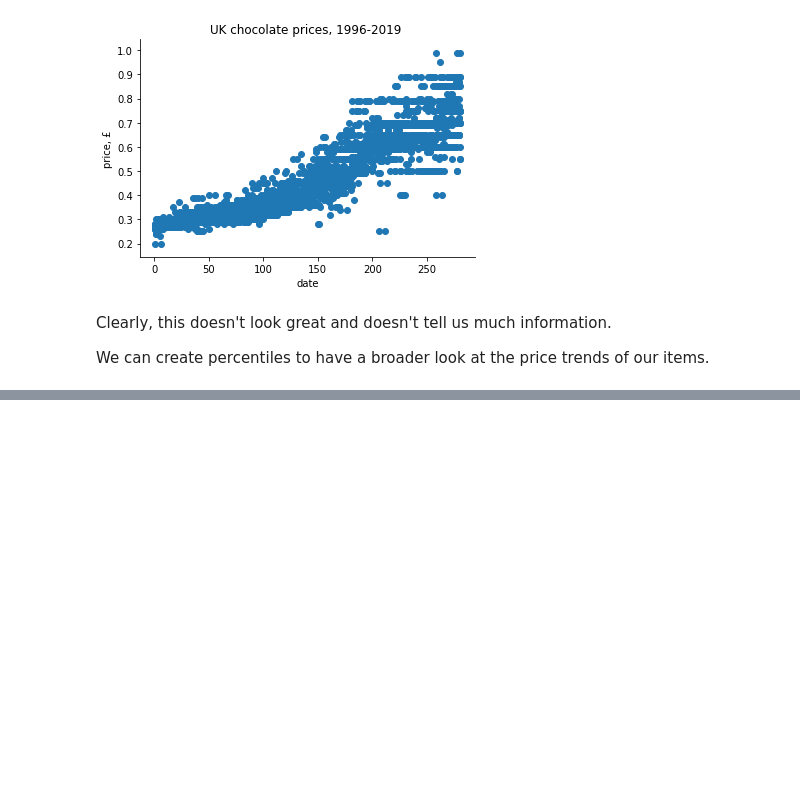
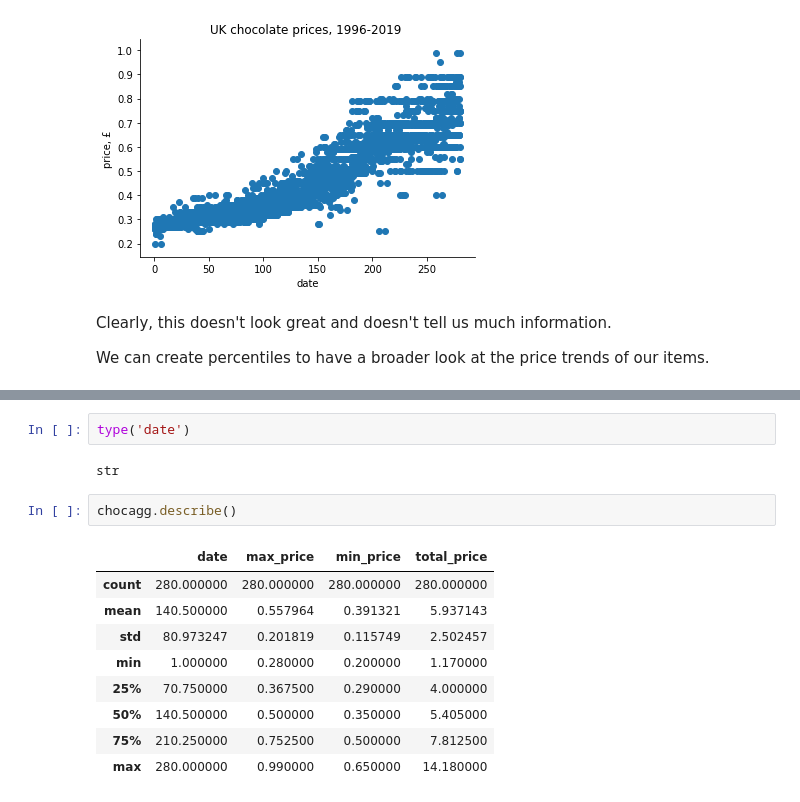
Before and after one commit to rahatsiddique/pandas_basics, a Jupyter notebook: price trends/CPI price trends.ipynb, the cells around one changed output, grey strips where cells are left out. Saved outputs shown, nothing was run; the diff lists cells and outputs as text; blank space fills up the shorter version.

```diff
--- a/price trends/CPI price trends.ipynb
+++ b/price trends/CPI price trends.ipynb
@@ -167,0 +210,16 @@ percentiles =
+# %%
+type('date')
+# %% [output]
+str
+# %%
+chocagg.describe()
+# %% [output]
+|  | date | max_price | min_price | total_price |
+| count | 280.000000 | 280.000000 | 280.000000 | 280.000000 |
+| mean | 140.500000 | 0.557964 | 0.391321 | 5.937143 |
+| std | 80.973247 | 0.201819 | 0.115749 | 2.502457 |
+| min | 1.000000 | 0.280000 | 0.200000 | 1.170000 |
+| 25% | 70.750000 | 0.367500 | 0.290000 | 4.000000 |
+| 50% | 140.500000 | 0.500000 | 0.350000 | 5.405000 |
+| 75% | 210.250000 | 0.752500 | 0.500000 | 7.812500 |
+| max | 280.000000 | 0.990000 | 0.650000 | 14.180000 |
```
Also changed, not shown: parts of 24 cells of this notebook.
